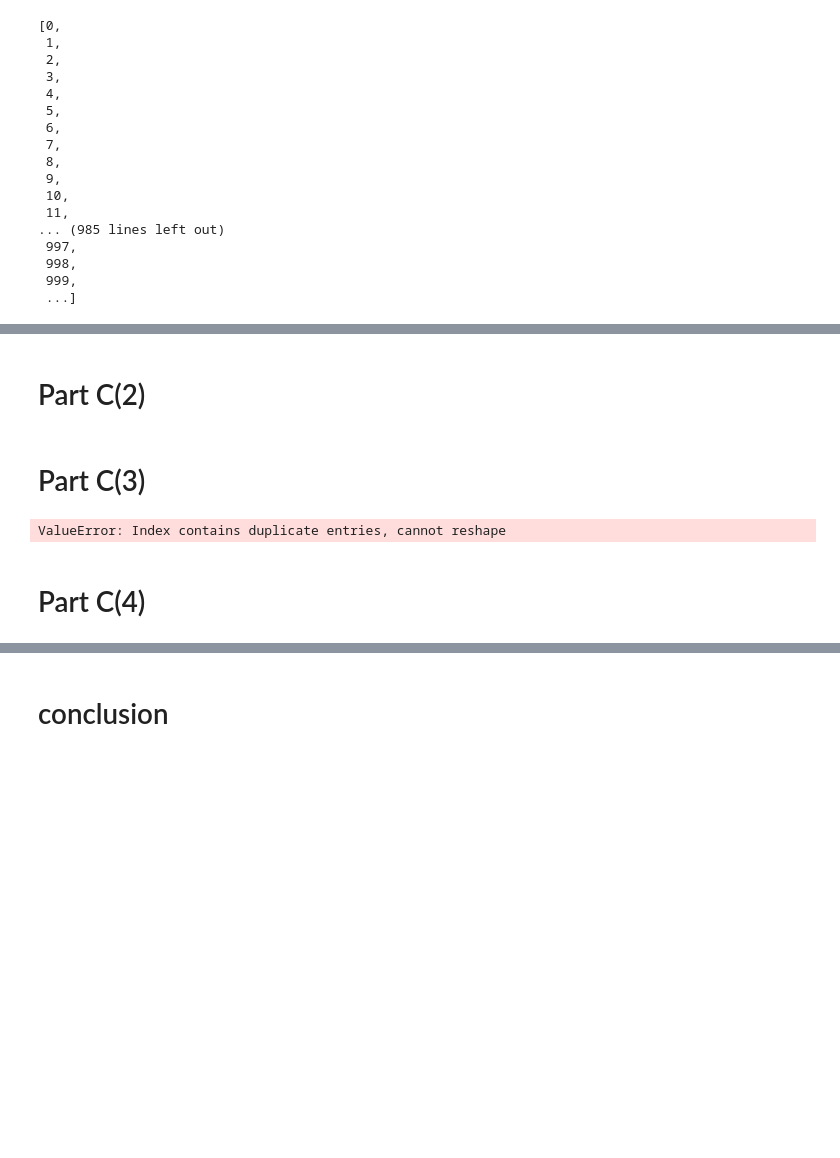
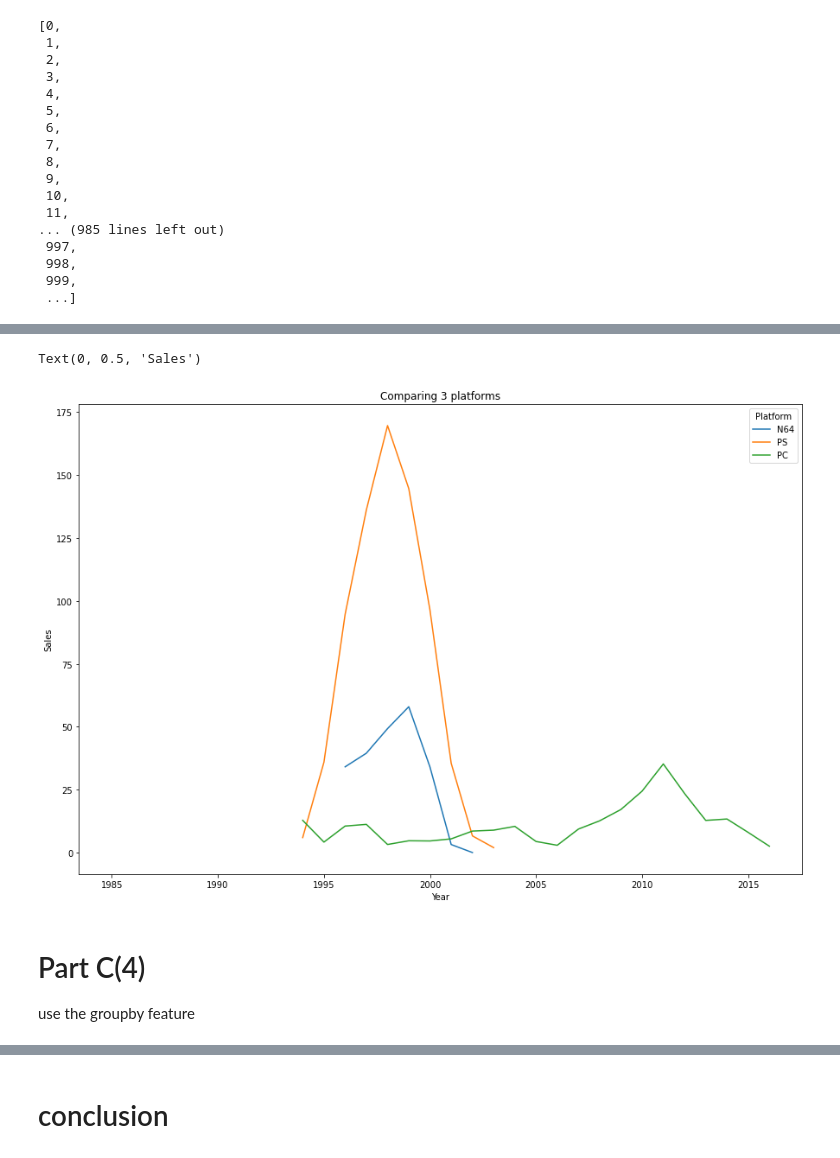
Before and after one commit to AZ19999/cs103a-cpa01, a Jupyter notebook: cpa01.ipynb, the cells around one changed output, grey strips where cells are left out. Drawn from its saved outputs; the diff is of its cells as text; code cells hidden in the pictures; blank space fills up the shorter version.

```diff
--- a/cpa01.ipynb
+++ b/cpa01.ipynb
@@ -61,0 +80,4 @@ list(gamesdf.index)
+# %%
+gamept = pd.pivot_table(gamesdf,values = "Global_Sales",  index = ["Year"], columns = ["Platform"], aggfunc ='sum')
+gameptcondensed = gamept.loc[:,gamept.columns[gamept.iloc[20] > 0]]
+gameptcondensed
@@ -62,2 +103,10 @@ list(gamesdf.index)
+# %%
+graph2 = gameptcondensed[['N64','PS','PC']].plot(figsize=(15,10), title="Comparing 3 platforms on their yearly global sales")
+graph2.set_ylabel("Sales")
+# %% [output]
+Text(0, 0.5, 'Sales')
+[figure, added]
 # %% [markdown]
-# Part C(2)
+# Part C(4)
+
+use the groupby feature
@@ -66,9 +113 @@ list(gamesdf.index)
-# %% [markdown]
-# Part C(3)
-# %%
-gamept = pd.pivot(gamesdf, values = "Genre", index = ["Publisher"], columns = ["Year"])
-# %% [output]
-ValueError: Index contains duplicate entries, cannot reshape
-# %% [markdown]
-# Part C(4)
 # %%
```
Also changed, not shown: parts of 8 cells of this notebook.
